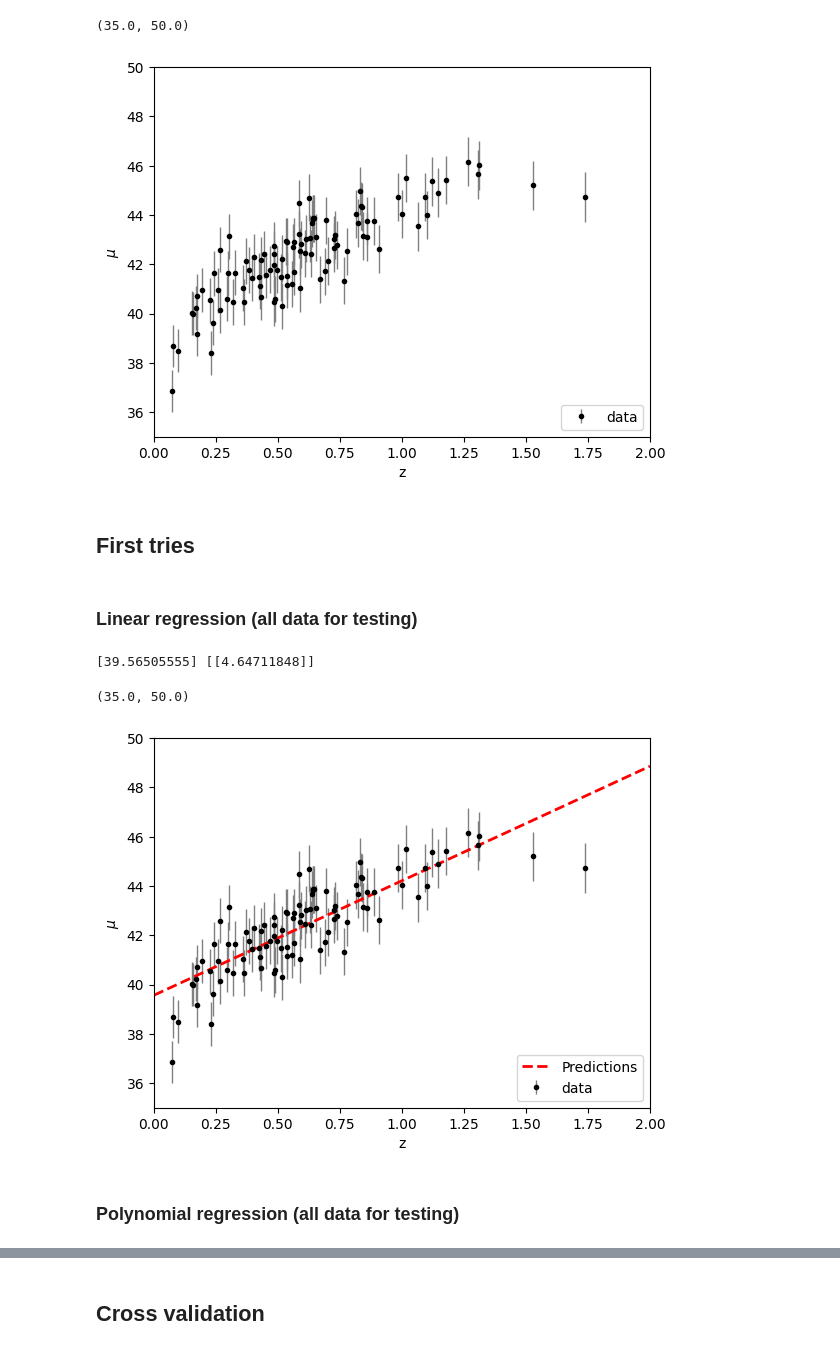
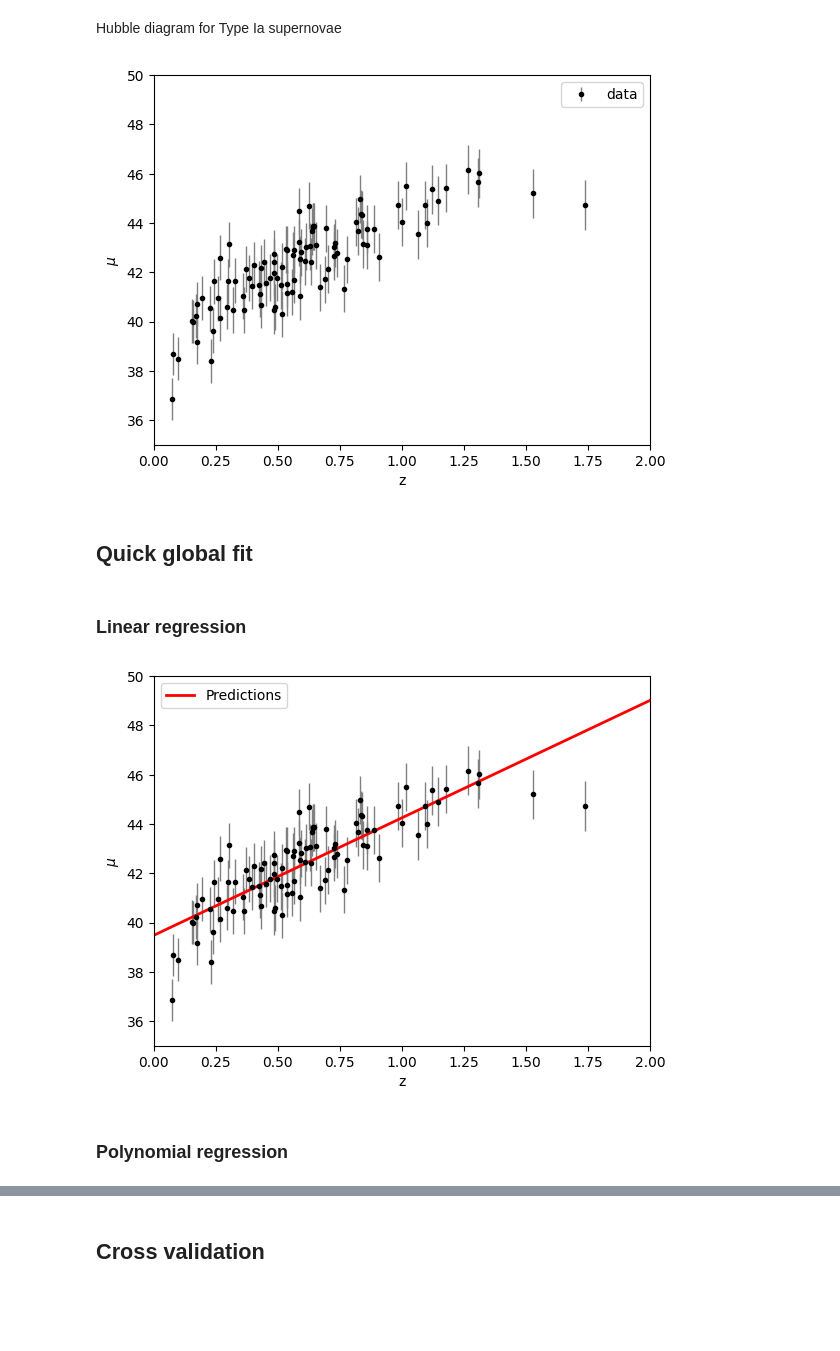
Before and after one commit to GiuliaConti/astrostatistics_bicocca_2024, a Jupyter notebook: working/E15_L17.ipynb, the cells around one changed output, grey strips where cells are left out. Drawn from its saved outputs; the diff is of its cells as text; code cells hidden in the pictures; blank space fills up the shorter version.

```diff
--- a/working/E15_L17.ipynb
+++ b/working/E15_L17.ipynb
@@ -5,15 +14,17 @@ from matplotlib import pyplot as plt      # Plots
+# %% [markdown]
+Hubble diagram for Type Ia supernovae
 # %%
 from astroML.datasets import generate_mu_z
 z_sample, mu_sample, dmu = generate_mu_z(100, random_state=1234)
 
 plt.errorbar(z_sample, mu_sample, dmu, fmt='.k', ecolor='gray', lw=1,label='data')
 plt.xlabel("z")
-plt.ylabel("$\mu$")
-plt.legend(loc='lower right')
+plt.ylabel(r"$\mu$")
 plt.xlim(0,2)
 plt.ylim(35,50)
+plt.legend()
+plt.show()
 # %% [output]
-(35.0, 50.0)
-[figure, old version]
+[figure, new version]
 # %%
 x = z_sample[:,np.newaxis]
@@ -21,2 +33,2 @@ y = mu_sample[:,np.newaxis]
-# %% [markdown]
-## First tries
+# %% [markdown]
+## Quick global fit
@@ -23,30 +37,21 @@ y = mu_sample[:,np.newaxis]
 # %% [markdown]
-### Linear regression (all data for testing)
+### Linear regression
-# %%
-from sklearn.linear_model import LinearRegression
-
-lin_reg = LinearRegression()
-lin_reg.fit(x, y, sample_weight=1.0)
-
-theta0 = lin_reg.intercept_
-theta1 = lin_reg.coef_
-
-print(theta0, theta1)
-
-x_new = np.array([[0], [2]])
-y_pred = lin_reg.predict(x_new)
-# %% [output]
-[39.56505555] [[4.64711848]]
 # %%
-plt.errorbar(z_sample, mu_sample, dmu, fmt='.k', ecolor='gray', lw=1,label='data')
-plt.plot(x_new, y_pred, "r--", linewidth=2, label="Predictions")
+lin_reg = LinearRegression()
+lin_reg.fit(x, mu_sample, dmu)
+
+x_new_lin = np.array([[0], [2]])
+y_pred_lin = lin_reg.predict(x_new_lin)
+
+plt.errorbar(z_sample, mu_sample, dmu, fmt='.k', ecolor='gray', lw=1)
+plt.plot(x_new_lin, y_pred_lin, "r", linewidth=2, label="Predictions")
 plt.xlabel("z")
-plt.ylabel("$\mu$")
-plt.legend(loc='lower right')
+plt.ylabel(r"$\mu$")
 plt.xlim(0,2)
 plt.ylim(35,50)
+plt.legend()
+plt.show()
 # %% [output]
-(35.0, 50.0)
-[figure, old version]
+[figure, new version]
 # %% [markdown]
-### Polynomial regression (all data for testing)
+### Polynomial regression
```
Also changed, not shown: parts of 48 cells of this notebook.
